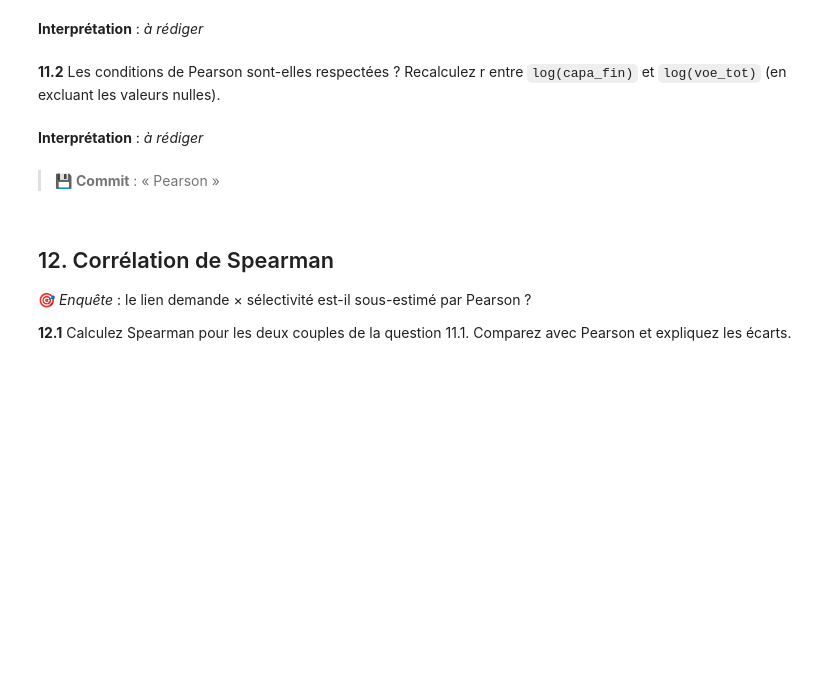
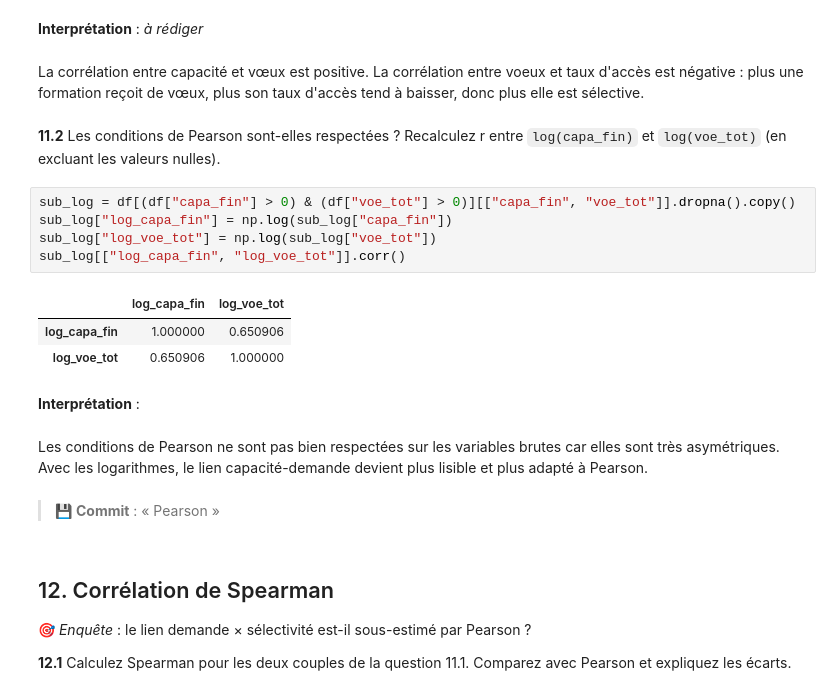
Before and after one commit to Anaisblk/Analyse-Parcoursup, a Jupyter notebook: TP_Parcoursup.ipynb, the cells around one changed output. Saved outputs shown, nothing was run; the diff lists cells and outputs as text; blank space fills up the shorter version.

Commit message:
Pearson

```diff
--- a/TP_Parcoursup.ipynb
+++ b/TP_Parcoursup.ipynb
@@ -824,9 +830,22 @@ Cela montre que la covariance dépend des unités utilisées. Sa valeur brute n
 # %% [markdown]
 **Interprétation** : _à rédiger_
+# %% [markdown]
+La corrélation entre capacité et vœux est positive. La corrélation entre voeux et taux d'accès est négative : plus une formation reçoit de vœux, plus son taux d'accès tend à baisser, donc plus elle est sélective.
 # %% [markdown]
 **11.2** Les conditions de Pearson sont-elles respectées ? Recalculez r entre `log(capa_fin)` et `log(voe_tot)` (en excluant les valeurs nulles).
+# %%
+sub_log = df[(df["capa_fin"] > 0) & (df["voe_tot"] > 0)][["capa_fin", "voe_tot"]].dropna().copy()
+sub_log["log_capa_fin"] = np.log(sub_log["capa_fin"])
+sub_log["log_voe_tot"] = np.log(sub_log["voe_tot"])
+sub_log[["log_capa_fin", "log_voe_tot"]].corr()
+# %% [output]
+|  | log_capa_fin | log_voe_tot |
+| log_capa_fin | 1.000000 | 0.650906 |
+| log_voe_tot | 0.650906 | 1.000000 |
 # %% [markdown]
-**Interprétation** : _à rédiger_
+**Interprétation** :
+# %% [markdown]
+Les conditions de Pearson ne sont pas bien respectées sur les variables brutes car elles sont très asymétriques. Avec les logarithmes, le lien capacité-demande devient plus lisible et plus adapté à Pearson.
 # %% [markdown]
 > 💾 **Commit** : « Pearson »
 # %% [markdown]
```
Also changed, not shown: parts of 2 cells of this notebook.
